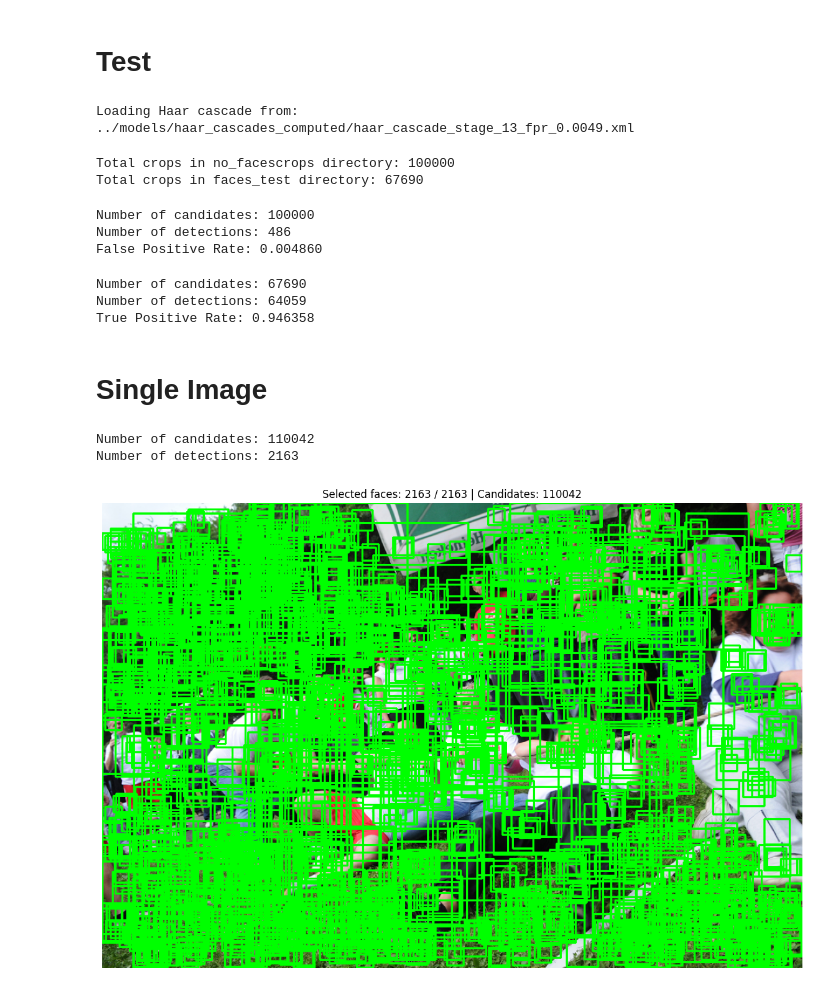
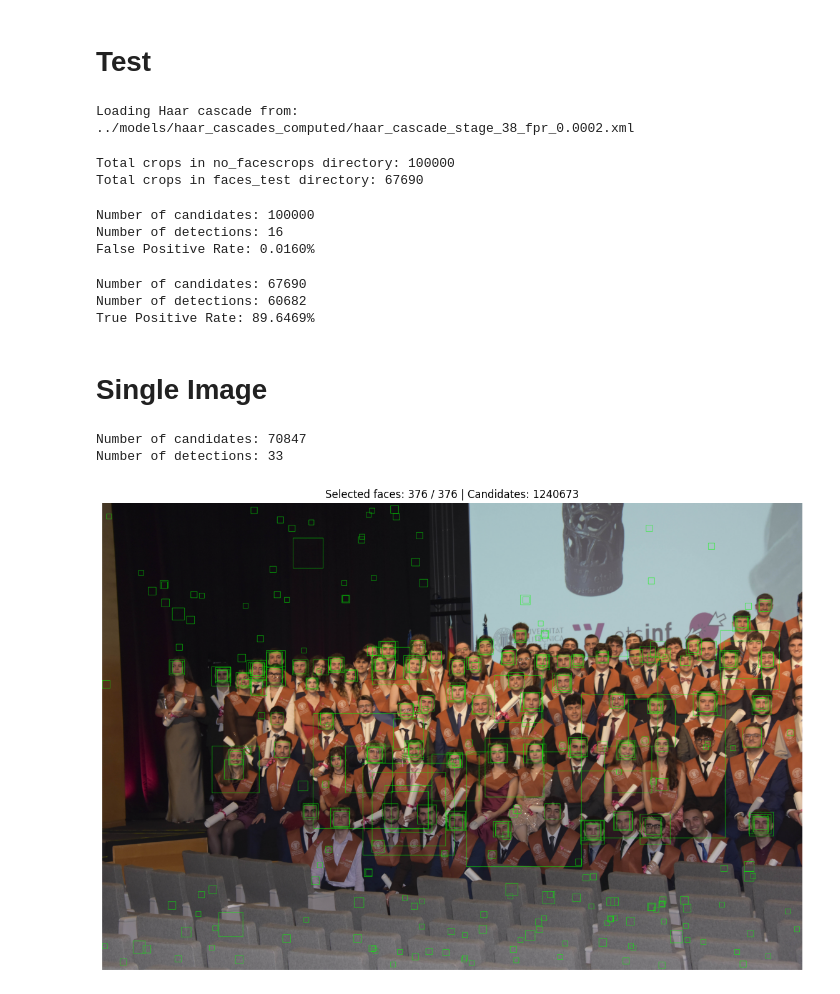
Before and after one commit to MiquelGomezCorral/BIOM-Face-detection, a Jupyter notebook: notebooks/test.ipynb, the cells around one changed output. Saved outputs shown, nothing was run; the diff lists cells and outputs as text; code cells hidden in the pictures.

```diff
--- a/notebooks/test.ipynb
+++ b/notebooks/test.ipynb
@@ -16,13 +25,17 @@ from src.model import load_cascade, CascadeClassifier
 # cascade_path = os.path.join(CONFIG.computed_haar_cascades, 'haar_cascade_stage_13_fpr_0.0000.xml')
 # cascade_path = os.path.join(CONFIG.computed_haar_cascades, 'haar_cascade_stage_21_fpr_0.0000.xml')
 # cascade_path = os.path.join(CONFIG.computed_haar_cascades, 'haar_cascade_stage_49_fpr_0.0000.xml')
-cascade_path = os.path.join(CONFIG.computed_haar_cascades, 'haar_cascade_stage_13_fpr_0.0049.xml')
+# cascade_path = os.path.join(CONFIG.computed_haar_cascades, 'haar_cascade_stage_13_fpr_0.0049.xml')
+# cascade_path = os.path.join(CONFIG.computed_haar_cascades, 'haar_cascade_stage_10_fpr_0.0043.xml')
+# cascade_path = os.path.join(CONFIG.computed_haar_cascades, 'haar_cascade_stage_53_fpr_0.0001.xml')
+cascade_path = os.path.join(CONFIG.computed_haar_cascades, 'haar_cascade_stage_38_fpr_0.0002.xml')
+
 
 cascade = load_cascade(cascade_path)
 CONFIG.crop_size = max(cascade.height, cascade.width)
 classifier = CascadeClassifier(CONFIG, cascade)
 # %% [output]
-Loading Haar cascade from: ../models/haar_cascades_computed/haar_cascade_stage_13_fpr_0.0049.xml
+Loading Haar cascade from: ../models/haar_cascades_computed/haar_cascade_stage_38_fpr_0.0002.xml
 # %%
 from src.data import get_image_crops_from_list
 
@@ -57,11 +70,11 @@ with ThreadPoolExecutor(max_workers=max_workers) as ex:
 fpr = (len(all_fps) / total_candidates) if total_candidates else 0.0
 print(f"Number of candidates: {total_candidates}")
 print(f"Number of detections: {len(all_fps)}")
-print(f"False Positive Rate: {fpr:.6f}")
+print(f"False Positive Rate: {fpr:.4%}")
 # %% [output]
 Number of candidates: 100000
-Number of detections: 486
-False Positive Rate: 0.004860
+Number of detections: 16
+False Positive Rate: 0.0160%
 # %%
 from concurrent.futures import ThreadPoolExecutor
 from tqdm import tqdm
@@ -84,35 +97,37 @@ with ThreadPoolExecutor(max_workers=max_workers) as ex:
 tpr = (right_predictions / len(test_faces)) if len(test_faces) else 0.0
 print(f"Number of candidates: {total_candidates}")
 print(f"Number of detections: {len(all_faces)}")
-print(f"True Positive Rate: {tpr:.6f}")
+print(f"True Positive Rate: {tpr:.4%}")
 # %% [output]
 Number of candidates: 67690
-Number of detections: 64059
-True Positive Rate: 0.946358
+Number of detections: 60682
+True Positive Rate: 89.6469%
 # %% [markdown]
 # Single Image
 # %%
-filepath = '../data/ViolaJones/no_faces/open-images-v7/test/data/00a1039917ab1fb3.jpg'
+# filepath = '../data/ViolaJones/no_faces/open-images-v7/test/data/00a1039917ab1fb3.jpg'
+filepath = '../data/ViolaJones/G21391.jpg'
 # %%
-faces, candidates = classifier.predict_no_merge(img_path=filepath, return_candidate_count=True)
+faces, candidates = classifier.predict_no_merge(img_path=filepath, return_candidate_count=True, halve_size=True, halve_size_factor=8)
 crops = get_image_crops_from_list(faces, img_path=filepath)
 
 print(f"Number of candidates: {candidates}")
 print(f"Number of detections: {len(faces)}")
 # %% [output]
-Number of candidates: 110042
-Number of detections: 2163
+Number of candidates: 70847
+Number of detections: 33
 # %%
 import matplotlib.pyplot as plt
 import cv2
 
-def plot_selected_face_squares(img_path, classifier, selected_indices=None, color=(0, 255, 0), thickness=2, figsize=(12, 8)):
+def plot_selected_face_squares(img_path, classifier, halve_size_factor=8, selected_indices=None, color=(0, 255, 0), thickness=2, figsize=(12, 8)):
     """
     Run detection on an image path and plot square boxes for selected detections.
 
     Args:
         img_path (str): Path to image.
         classifier: CascadeClassifier instance with predict_no_merge method.
+        halve_size_factor (int): Factor by which to reduce image size for detection.
         selected_indices (list[int] | int | None):
             - None -> plot all detections
             - int or list[int] -> plot only these detection indices
@@ -124,6 +139,7 @@ def plot_selected_face_squares(img_path, classifier, selected_indices=None, colo
     faces, candidates = classifier.predict_no_merge(
         img_path=img_path,
         return_candidate_count=True,
+        halve_size=True, halve_size_factor=halve_size_factor
     )
 
     # Normalize index selection
@@ -138,38 +154,45 @@ def plot_selected_face_squares(img_path, classifier, selected_indices=None, colo
     h_img, w_img = img.shape[:2]
     boxed = img.copy()
 
+    # Remap detections from downscaled detection space back to original image space.
+    scale = max(1, int(halve_size_factor))
+
     for face in selected_faces:
-        x, y, w, h = int(face['x']), int(face['y']), int(face['w']), int(face['h'])
+        x = int(face['x'] * scale)
+        y = int(face['y'] * scale)
+        w = int(face['w'] * scale)
+        h = int(face['h'] * scale)
 
         # Convert each detection to a square centered on the original box
         side = max(w, h)
         cx, cy = x + w // 2, y + h // 2
         x0 = max(0, cx - side // 2)
         y0 = max(0, cy - side // 2)
         x1 = min(w_img - 1, x0 + side)
         y1 = min(h_img - 1, y0 + side)
 
         cv2.rectangle(boxed, (x0, y0), (x1, y1), color, thickness)
 
     plt.figure(figsize=figsize)
     plt.imshow(cv2.cvtColor(boxed, cv2.COLOR_BGR2RGB))
     plt.title(
         f"Selected faces: {len(selected_faces)} / {len(faces)} | Candidates: {candidates}"
     )
     plt.axis('off')
     plt.tight_layout()
     plt.show()
 
     return faces, selected_faces, boxed
 
 # Example usage:
 faces, selected_faces, boxed = plot_selected_face_squares(
     img_path=filepath,
     classifier=classifier,
+    halve_size_factor=2,
     selected_indices=None,  # e.g. [0, 2, 5] to plot specific detections only
 )
 # %% [output]
-[figure, old version]
+[figure, new version]
 # %%
 import numpy as np
 import matplotlib.pyplot as plt
```
Also changed, not shown: parts of 2 cells of this notebook, 6 other files.
